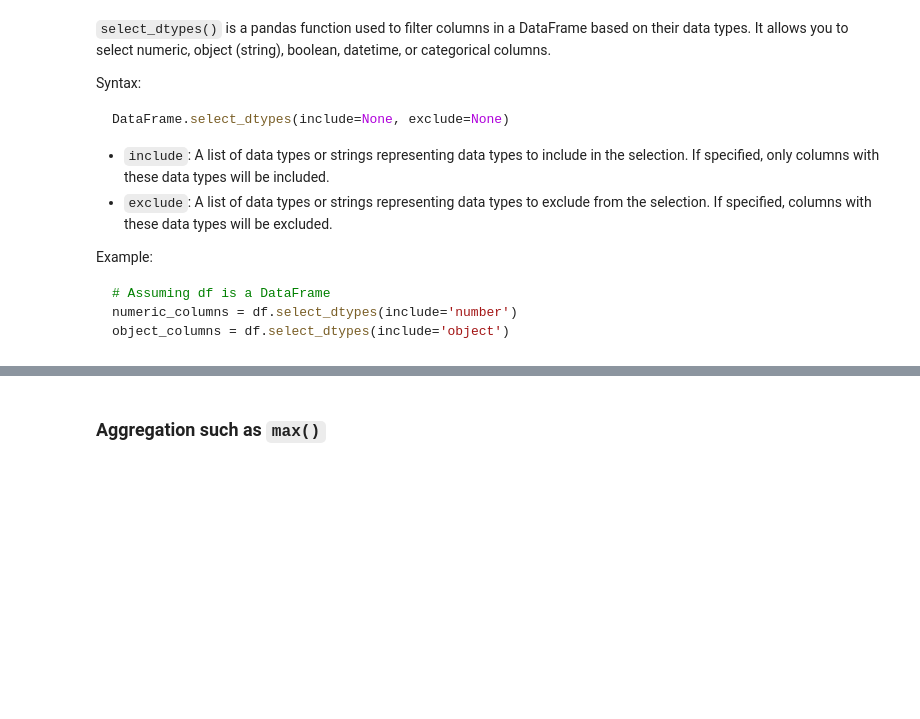
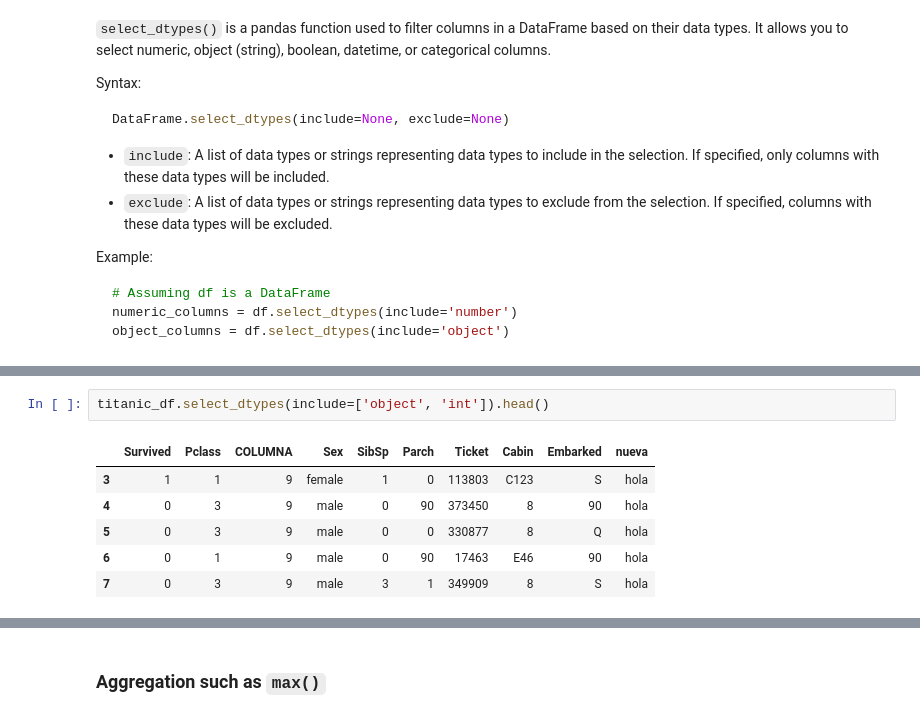
Before and after one commit to Ironhack-Data-Madrid-Enero-2024/apuntes_clase, a Jupyter notebook: semana_2/2.1_pandas.ipynb, the cells around one changed output, grey strips where cells are left out. Cells and saved outputs as stored; diff of their text form; blank space fills up the shorter version.

```diff
--- a/semana_2/2.1_pandas.ipynb
+++ b/semana_2/2.1_pandas.ipynb
@@ -1146,0 +1398,9 @@ object_columns = df.select_dtypes(include='object')
+# %%
+titanic_df.select_dtypes(include=['object', 'int']).head()
+# %% [output]
+|  | Survived | Pclass | COLUMNA | Sex | SibSp | Parch | Ticket | Cabin | Embarked | nueva |
+| 3 | 1 | 1 | 9 | female | 1 | 0 | 113803 | C123 | S | hola |
+| 4 | 0 | 3 | 9 | male | 0 | 90 | 373450 | 8 | 90 | hola |
+| 5 | 0 | 3 | 9 | male | 0 | 0 | 330877 | 8 | Q | hola |
+| 6 | 0 | 1 | 9 | male | 0 | 90 | 17463 | E46 | 90 | hola |
+| 7 | 0 | 3 | 9 | male | 3 | 1 | 349909 | 8 | S | hola |
```
Also changed, not shown: parts of 48 cells of this notebook, 4 other files.
